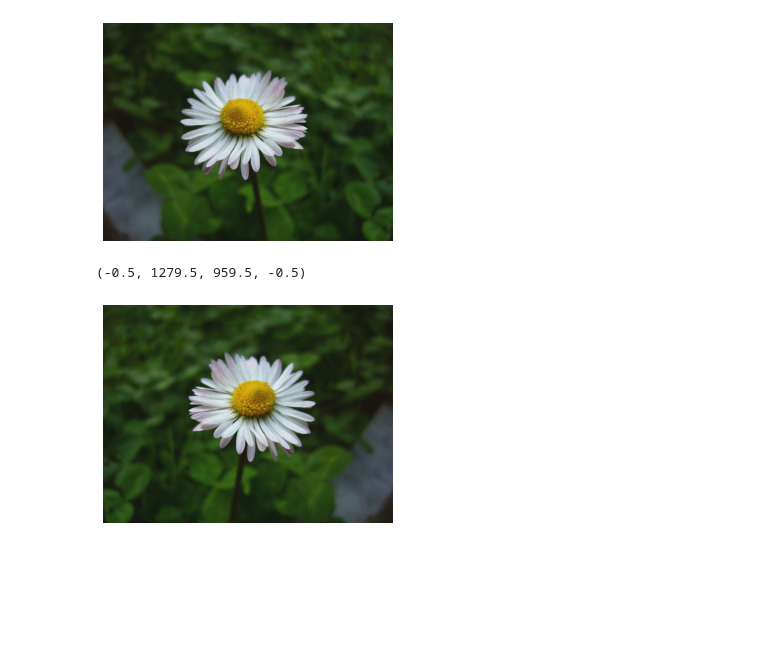
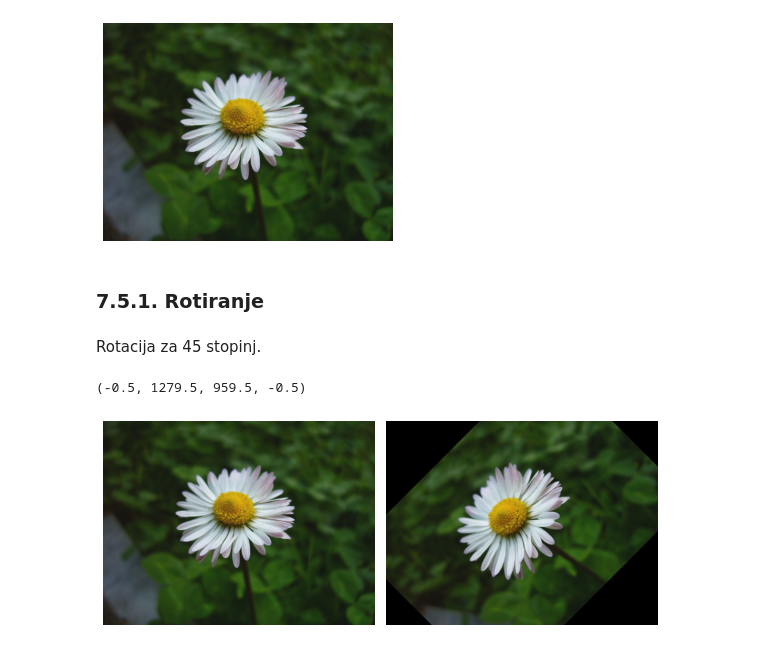
Before and after one commit to VALENCEML/eBOOK, a Jupyter notebook: SL/07_data_prep_slo.ipynb, the cells around one changed output. Cells and saved outputs as stored; diff of their text form; code cells hidden in the pictures; blank space fills up the shorter version.

```diff
--- a/SL/07_data_prep_slo.ipynb
+++ b/SL/07_data_prep_slo.ipynb
@@ -175,9 +456,19 @@ plt.axis('off')
 # %% [output]
 (-0.5, 1279.5, 959.5, -0.5)
 [figure]
-# %%
-plt.imshow(augmented_image)
-plt.axis('off')
-# %% [output]
-(-0.5, 1279.5, 959.5, -0.5)
-[figure, removed]
+# %% [markdown]
+### 7.5.1. Rotiranje
+# %% [markdown]
+Rotacija za 45 stopinj.
+# %%
+augmentation1=rotate(image, angle=45)
+fig=plt.figure(tight_layout='auto', figsize=(8,4))
+fig.add_subplot(121)
+plt.imshow(image)
+plt.axis('off')
+fig.add_subplot(122)
+plt.imshow(augmentation1)
+plt.axis('off')
+# %% [output]
+(-0.5, 1279.5, 959.5, -0.5)
+[figure, added]
```
Also changed, not shown: parts of 96 cells of this notebook.
